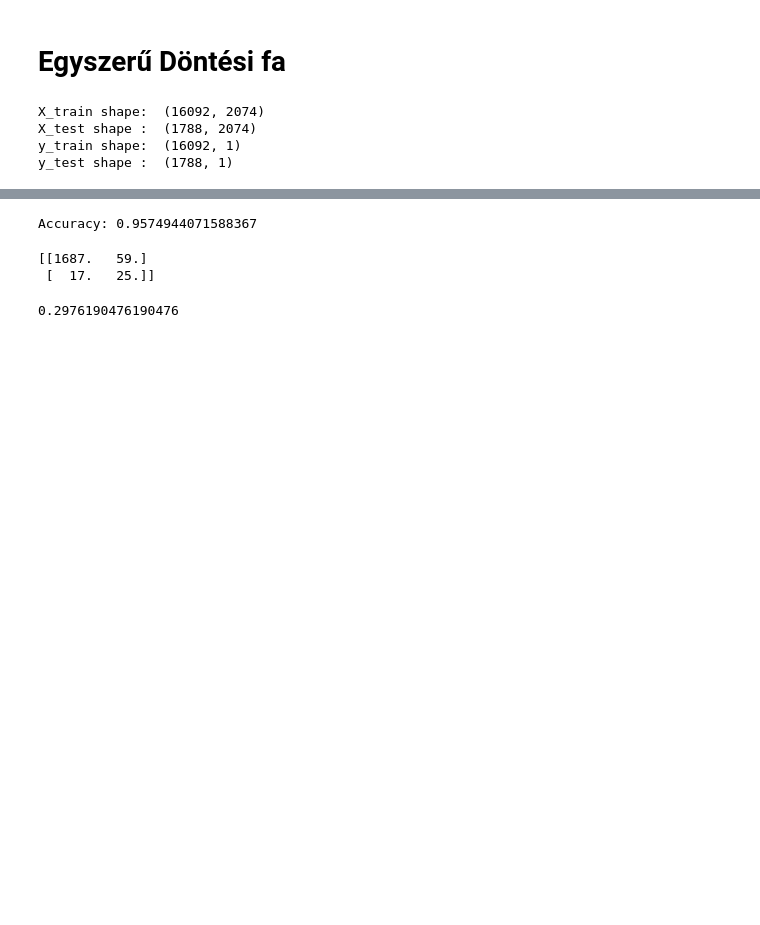
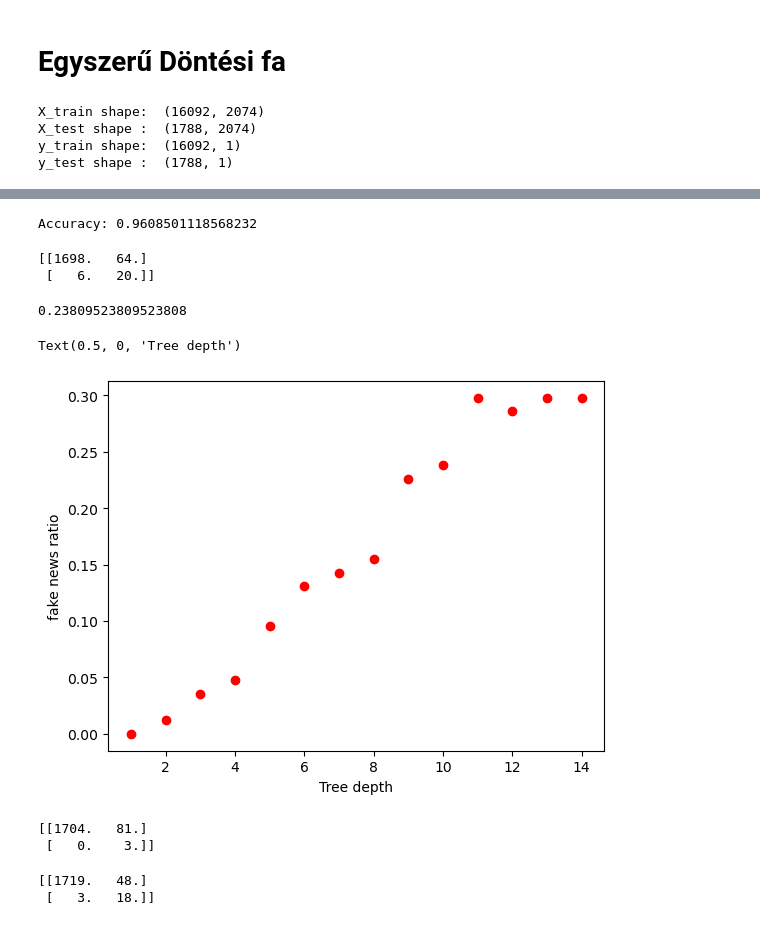
Before and after one commit to Koppanye/Data-mining-2022, a Jupyter notebook: Adatbányászat.ipynb, the cells around one changed output, grey strips where cells are left out. Saved outputs shown, nothing was run; the diff lists cells and outputs as text; code cells hidden in the pictures; blank space fills up the shorter version.

```diff
--- a/Adatbányászat.ipynb
+++ b/Adatbányászat.ipynb
@@ -129,6 +129,6 @@ y_train shape:  (16092, 1)
 y_test shape :  (1788, 1)
 # %%
 from sklearn import tree
-clf = tree.DecisionTreeClassifier(criterion="gini",max_depth=15)
+clf = tree.DecisionTreeClassifier(criterion="gini",max_depth=10)
 clf = clf.fit(X_train, y_train)
 # %%
@@ -158,7 +139,7 @@ y_pred = clf.predict(X_test)
 from sklearn import metrics
 print("Accuracy:",metrics.accuracy_score(y_test, y_pred))
 # %% [output]
-Accuracy: 0.9574944071588367
+Accuracy: 0.9608501118568232
 # %%
 # Az előző kézzel.
 acc=np.zeros((2,2))
@@ -174,9 +155,35 @@ for i in range(len(X_test)):
         acc[1,1]=acc[1,1]+1
 print(acc)
 # %% [output]
-[[1687.   59.]
- [  17.   25.]]
+[[1698.   64.]
+ [   6.   20.]]
 # %%
 print(acc[1,1]/sum(acc[:,1]))
 # %% [output]
-0.2976190476190476
+0.23809523809523808
+# %%
+depth=np.arange(1,15)
+acc1=[]
+for j in range(1,15):
+    clf = tree.DecisionTreeClassifier(criterion="gini",max_depth=j)
+    clf = clf.fit(X_train, y_train)
+    y_pred = clf.predict(X_test)
+    acc=np.zeros((2,2))
+    for i in range(len(X_test)):
+        if y_pred[i]==0 and y_test[i]==0:
+            acc[0,0]=acc[0,0]+1
+        if y_pred[i]==1 and y_test[i]==0:
+            acc[1,0]=acc[1,0]+1
+        if y_pred[i]==0 and y_test[i]==1:
+            acc[0,1]=acc[0,1]+1
+        if y_pred[i]==1 and y_test[i]==1:
+            acc[1,1]=acc[1,1]+1
+    acc1.append(acc[1,1]/sum(acc[:,1]))
+# %%
+import matplotlib.pyplot as plt
+plt.plot(depth,acc1,'ro')
+plt.ylabel('fake news ratio')
+plt.xlabel('Tree depth')
+# %% [output]
+Text(0.5, 0, 'Tree depth')
+[figure, added]
@@ -182,0 +196,17 @@ print(acc[1,1]/sum(acc[:,1]))
+# %%
+# Az előző kézzel.
+acc=np.zeros((2,2))
+for i in range(len(X_test)):
+    out=clf.predict([X_test[i]])
+    if out==0 and y_test[i]==0:
+        acc[0,0]=acc[0,0]+1
+    if out==1 and y_test[i]==0:
+        acc[1,0]=acc[1,0]+1
+    if out==0 and y_test[i]==1:
+        acc[0,1]=acc[0,1]+1
+    if out==1 and y_test[i]==1:
+        acc[1,1]=acc[1,1]+1
+print(acc)
+# %% [output]
+[[1704.   81.]
+ [   0.    3.]]
@@ -182,0 +218,16 @@ print(acc[1,1]/sum(acc[:,1]))
+# %%
+acc=np.zeros((2,2))
+for i in range(len(X_test)):
+    out=clf.predict([X_test[i]])
+    if out==0 and y_test[i]==0:
+        acc[0,0]=acc[0,0]+1
+    if out==1 and y_test[i]==0:
+        acc[1,0]=acc[1,0]+1
+    if out==0 and y_test[i]==1:
+        acc[0,1]=acc[0,1]+1
+    if out==1 and y_test[i]==1:
+        acc[1,1]=acc[1,1]+1
+print(acc)
+# %% [output]
+[[1719.   48.]
+ [   3.   18.]]
```
Also changed, not shown: parts of 4 cells of this notebook.
